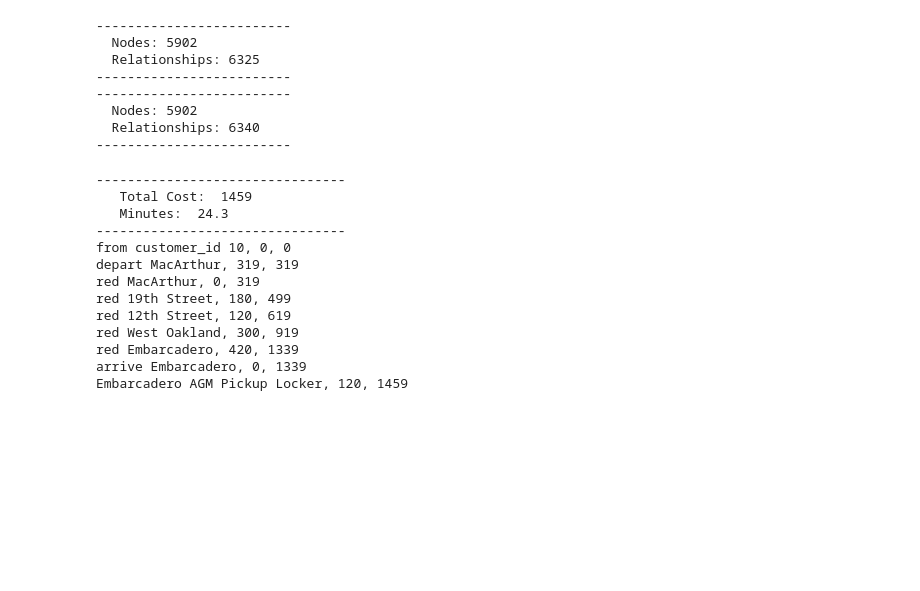
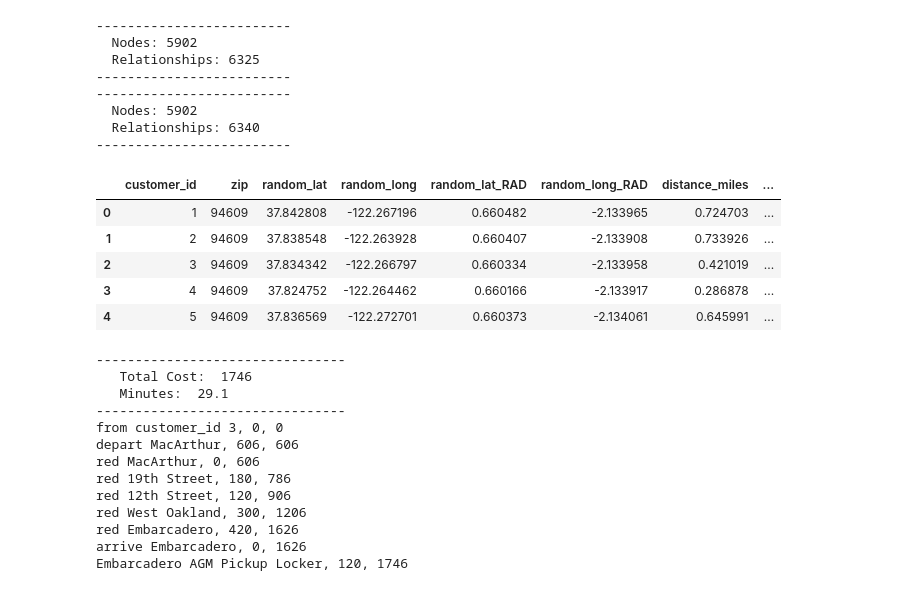
Before and after one commit to mids-w205/project-3-vinhqbui, a Jupyter notebook: code/Dijkstra.ipynb, the cells around one changed output. Saved outputs shown, nothing was run; the diff lists cells and outputs as text; code cells hidden in the pictures; blank space fills up the shorter version.

```diff
--- a/code/Dijkstra.ipynb
+++ b/code/Dijkstra.ipynb
@@ -833,8 +825,17 @@ my_neo4j_number_nodes_relationships()
   Nodes: 5902
   Relationships: 6340
 -------------------------
+# %%
+rand_customers_loc.head()
+# %% [output]
+|  | customer_id | zip | random_lat | random_long | random_lat_RAD | random_long_RAD | distance_miles | ... |
+| 0 | 1 | 94609 | 37.842808 | -122.267196 | 0.660482 | -2.133965 | 0.724703 | ... |
+| 1 | 2 | 94609 | 37.838548 | -122.263928 | 0.660407 | -2.133908 | 0.733926 | ... |
+| 2 | 3 | 94609 | 37.834342 | -122.266797 | 0.660334 | -2.133958 | 0.421019 | ... |
+| 3 | 4 | 94609 | 37.824752 | -122.264462 | 0.660166 | -2.133917 | 0.286878 | ... |
+| 4 | 5 | 94609 | 37.836569 | -122.272701 | 0.660373 | -2.134061 | 0.645991 | ... |
 # %%
-customer_id = 10
+customer_id = 3
 pickup_locker = "Embarcadero AGM Pickup Locker"
 
 """
@@ -858,15 +859,15 @@ pickup_locker = "Embarcadero AGM Pickup Locker"
 my_neo4j_shortest_path_to_locker(customer_id, pickup_locker)
 # %% [output]
 --------------------------------
-   Total Cost:  1459
-   Minutes:  24.3
+   Total Cost:  1746
+   Minutes:  29.1
 --------------------------------
-from customer_id 10, 0, 0
-depart MacArthur, 319, 319
-red MacArthur, 0, 319
-red 19th Street, 180, 499
-red 12th Street, 120, 619
-red West Oakland, 300, 919
-red Embarcadero, 420, 1339
-arrive Embarcadero, 0, 1339
-Embarcadero AGM Pickup Locker, 120, 1459
+from customer_id 3, 0, 0
+depart MacArthur, 606, 606
+red MacArthur, 0, 606
+red 19th Street, 180, 786
+red 12th Street, 120, 906
+red West Oakland, 300, 1206
+red Embarcadero, 420, 1626
+arrive Embarcadero, 0, 1626
+Embarcadero AGM Pickup Locker, 120, 1746
```
Also changed, not shown: parts of 5 cells of this notebook, 2 other files.
